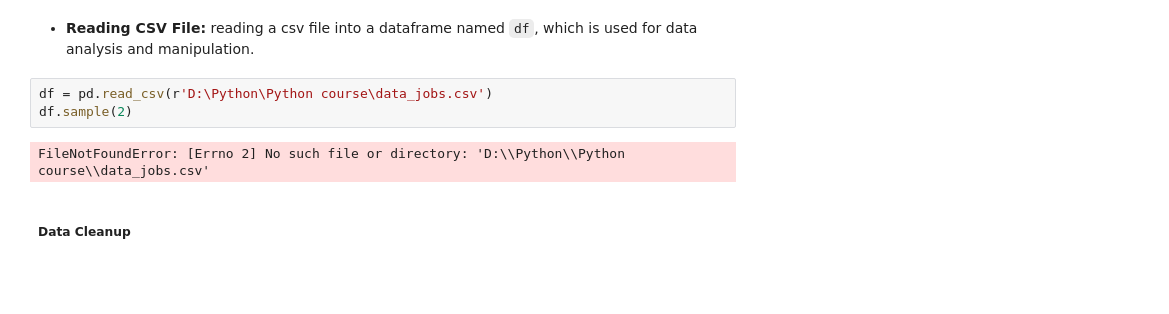
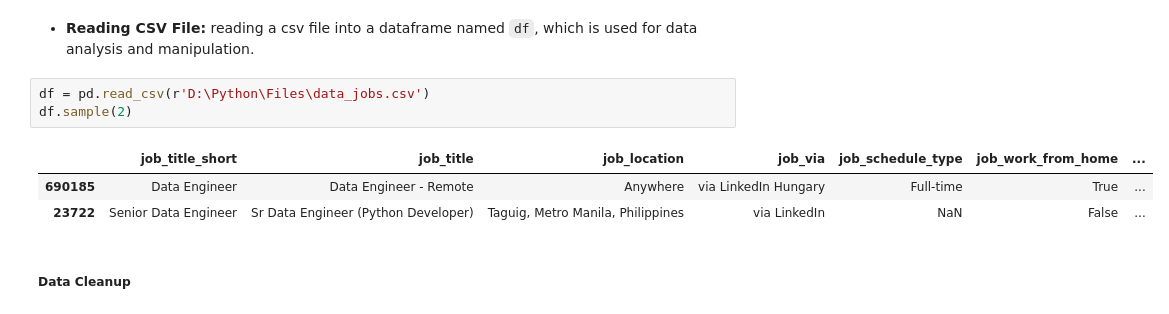
Before and after one commit to suryajefferson/Python-Job-Analysis-Project, a Jupyter notebook: Project/1 Exploratory Data Analysis.ipynb, the cells around one changed output. Drawn from its saved outputs; the diff is of its cells as text; blank space fills up the shorter version.

```diff
--- a/Project/1 Exploratory Data Analysis.ipynb
+++ b/Project/1 Exploratory Data Analysis.ipynb
@@ -17,10 +17,12 @@ import seaborn as sns
 # %% [markdown]
 - **Reading CSV File:** reading a csv file into a dataframe named `df`, which is used for data analysis and manipulation.
 # %%
-df = pd.read_csv(r'D:\Python\Python course\data_jobs.csv')
+df = pd.read_csv(r'D:\Python\Files\data_jobs.csv')
 df.sample(2)
 # %% [output]
-FileNotFoundError: [Errno 2] No such file or directory: 'D:\\Python\\Python course\\data_jobs.csv'
+|  | job_title_short | job_title | job_location | job_via | job_schedule_type | job_work_from_home | ... |
+| 690185 | Data Engineer | Data Engineer - Remote | Anywhere | via LinkedIn Hungary | Full-time | True | ... |
+| 23722 | Senior Data Engineer | Sr Data Engineer (Python Developer) | Taguig, Metro Manila, Philippines | via LinkedIn | NaN | False | ... |
 # %% [markdown]
 ##### Data Cleanup
 # %% [markdown]
```
Also changed, not shown: parts of 2 cells of this notebook.
